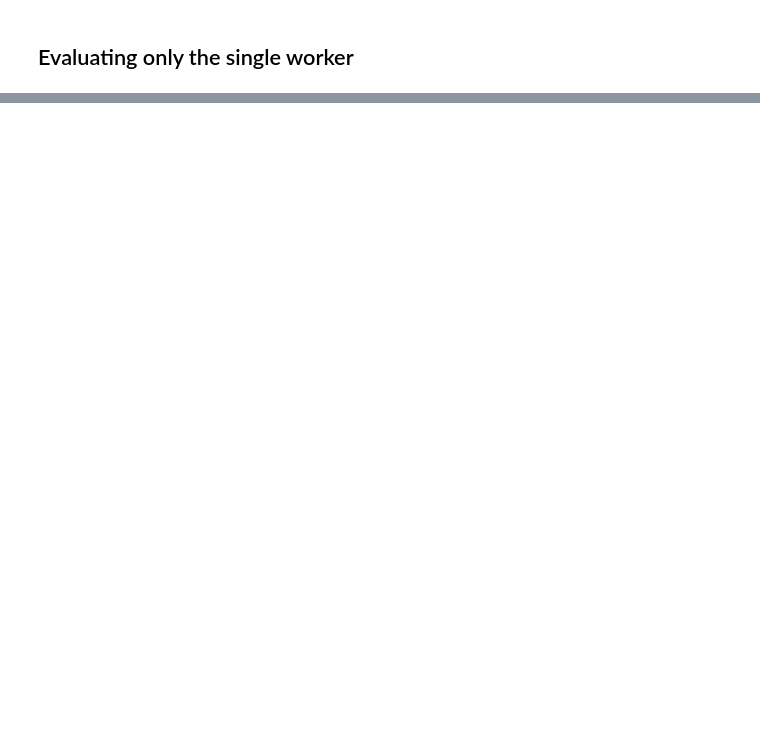
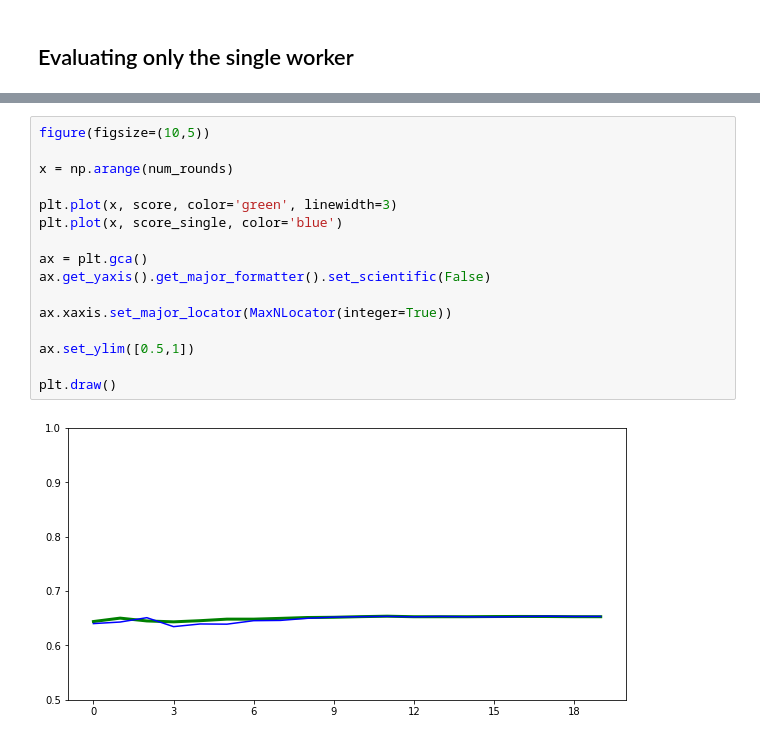
Before and after one commit to alexbergamasco96/NS_FederatedLearning, a Jupyter notebook: test.ipynb, the cells around one changed output, grey strips where cells are left out. Saved outputs shown, nothing was run; the diff lists cells and outputs as text; blank space fills up the shorter version.

```diff
--- a/test.ipynb
+++ b/test.ipynb
@@ -301,0 +195,18 @@ ValueError: x and y must have same first dimension, but have shapes (100,) and (
+# %%
+figure(figsize=(10,5))
+
+x = np.arange(num_rounds)
+
+plt.plot(x, score, color='green', linewidth=3)
+plt.plot(x, score_single, color='blue')
+
+ax = plt.gca()
+ax.get_yaxis().get_major_formatter().set_scientific(False)
+
+ax.xaxis.set_major_locator(MaxNLocator(integer=True))
+
+ax.set_ylim([0.5,1])
+
+plt.draw()
+# %% [output]
+[figure, added]
```
Also changed, not shown: parts of 28 cells of this notebook, 4 other files.
